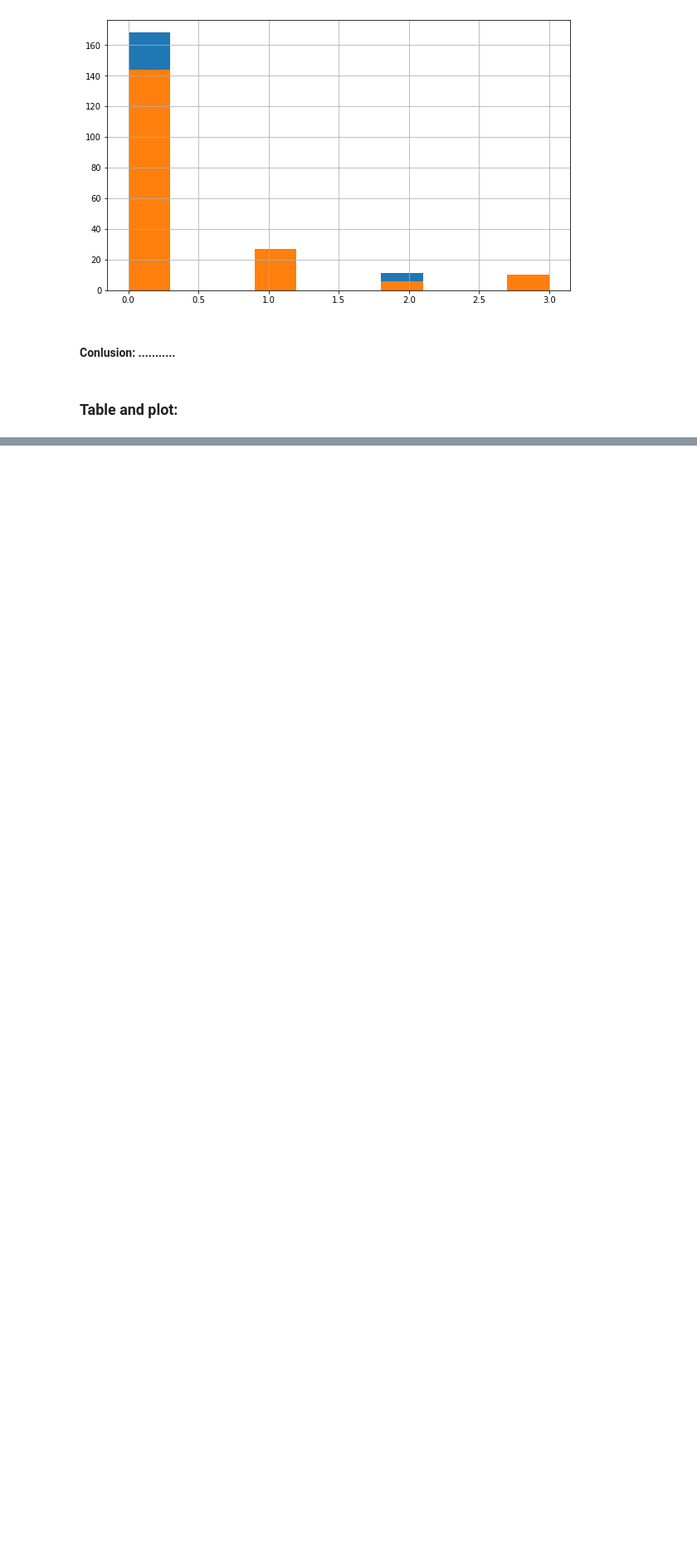
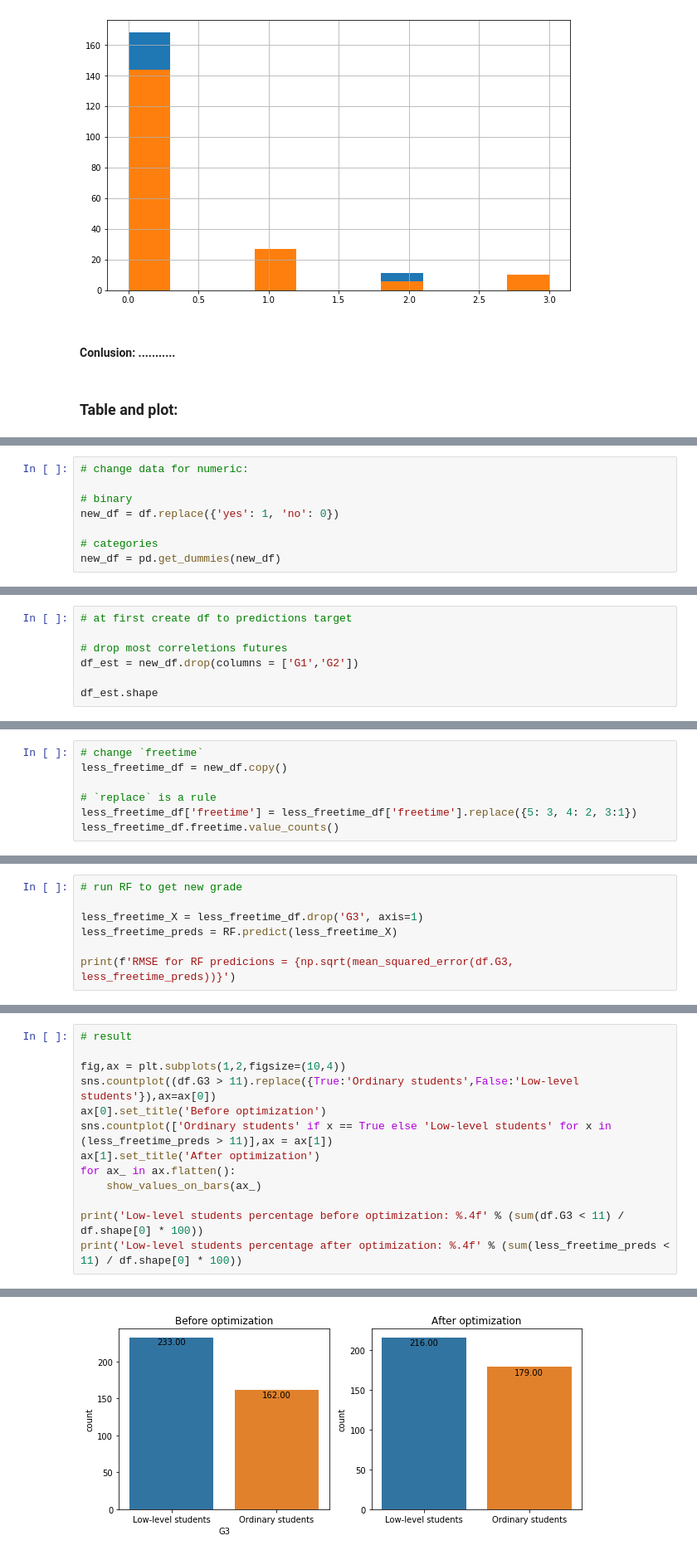
Before and after one commit to sqrt495/easy_statistics, a Jupyter notebook: stat_work_up.ipynb, the cells around one changed output, grey strips where cells are left out. Shown at 83% size. Saved outputs shown, nothing was run; the diff lists cells and outputs as text; blank space fills up the shorter version.

Commit message:
Up optimization

```diff
--- a/stat_work_up.ipynb
+++ b/stat_work_up.ipynb
@@ -1023,0 +1230,8 @@ t_test_df
+# %%
+# change data for numeric:
+
+# binary
+new_df = df.replace({'yes': 1, 'no': 0})
+
+# categories
+new_df = pd.get_dummies(new_df)
@@ -1023,0 +1299,7 @@ t_test_df
+# %%
+# at first create df to predictions target
+
+# drop most correletions futures
+df_est = new_df.drop(columns = ['G1','G2'])
+
+df_est.shape
@@ -1023,0 +1422,7 @@ t_test_df
+# %%
+# change `freetime`
+less_freetime_df = new_df.copy()
+
+# `replace` is a rule
+less_freetime_df['freetime'] = less_freetime_df['freetime'].replace({5: 3, 4: 2, 3:1})
+less_freetime_df.freetime.value_counts()
@@ -1023,0 +1434,7 @@ t_test_df
+# %%
+# run RF to get new grade
+
+less_freetime_X = less_freetime_df.drop('G3', axis=1)
+less_freetime_preds = RF.predict(less_freetime_X)
+
+print(f'RMSE for RF predicions = {np.sqrt(mean_squared_error(df.G3, less_freetime_preds))}')
@@ -1023,0 +1443,14 @@ t_test_df
+# %%
+# result
+
+fig,ax = plt.subplots(1,2,figsize=(10,4))
+sns.countplot((df.G3 > 11).replace({True:'Ordinary students',False:'Low-level students'}),ax=ax[0])
+ax[0].set_title('Before optimization')
+sns.countplot(['Ordinary students' if x == True else 'Low-level students' for x in (less_freetime_preds > 11)],ax = ax[1])
+ax[1].set_title('After optimization')
+for ax_ in ax.flatten():
+    show_values_on_bars(ax_)
+
+print('Low-level students percentage before optimization: %.4f' % (sum(df.G3 < 11) / df.shape[0] * 100))
+print('Low-level students percentage after optimization: %.4f' % (sum(less_freetime_preds < 11) / df.shape[0] * 100))
+# %% [output]
@@ -1023,0 +1459 @@ t_test_df
+[figure, added]
```
Also changed, not shown: parts of 52 cells of this notebook.
